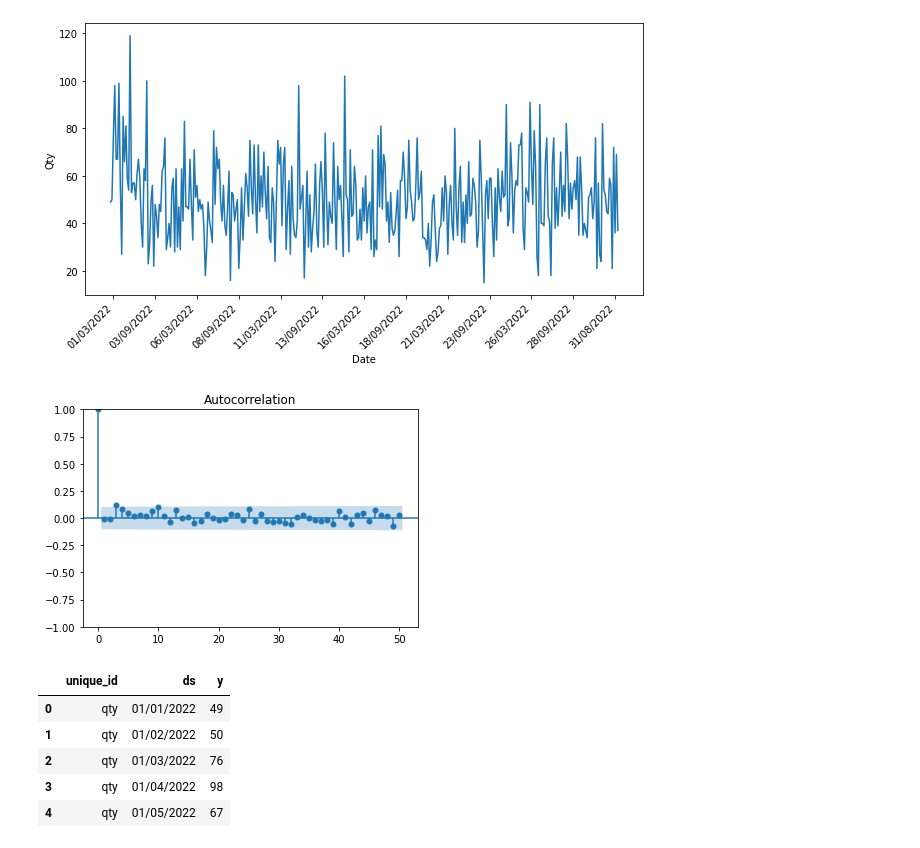
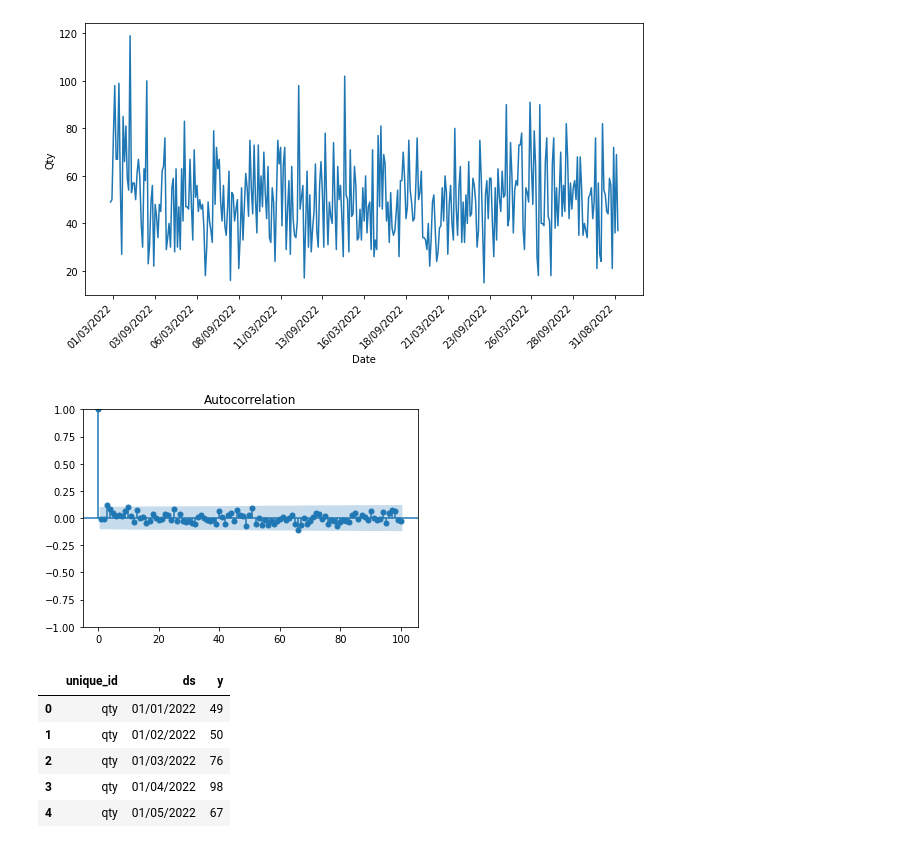
Before and after one commit to aslamfr/rakamin-data-science, a Jupyter notebook: case_arima.ipynb, the cells around one changed output. Drawn from its saved outputs; the diff is of its cells as text; code cells hidden in the pictures.

```diff
--- a/case_arima.ipynb
+++ b/case_arima.ipynb
@@ -75,11 +77,10 @@ plt.show()
 # %% [output]
 [figure]
 # %%
-from statsmodels.graphics.tsaplots import plot_acf
-plot_acf(df_date_sum["Qty"], lags=50)
+plot_acf(df_date_sum["Qty"].dropna(), lags=100)
 plt.show()
 # %% [output]
-[figure, old version]
+[figure, new version]
 # %%
 #Auto ARIMA statsforecast
 
```
Also changed, not shown: parts of 6 cells of this notebook.
